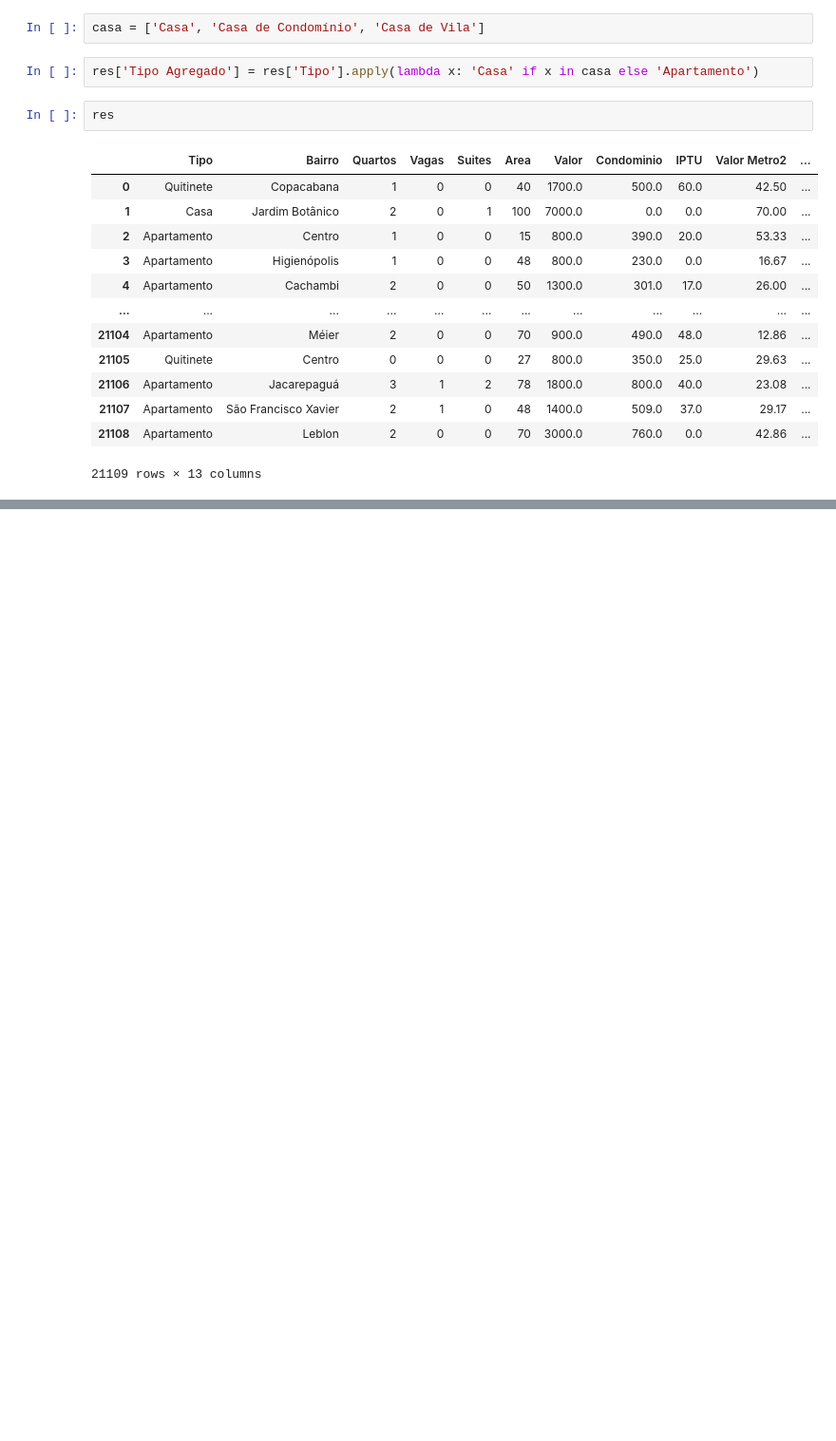
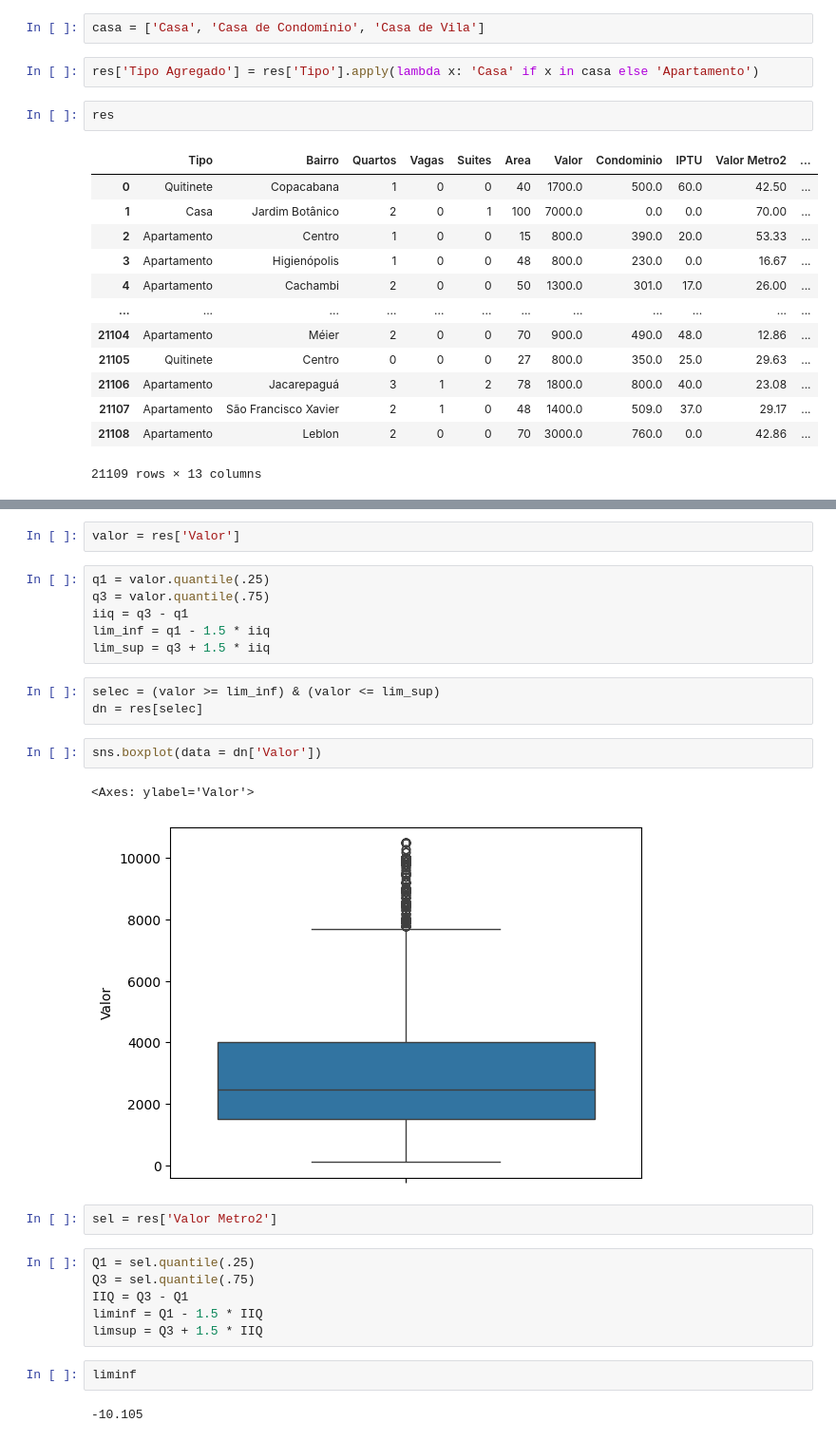
Before and after one commit to PNGFaria/Python-Pandas-tratando-e-analisando-dados, a Jupyter notebook: aluguel.ipynb, the cells around one changed output, grey strips where cells are left out. Shown at 95% size. Saved outputs shown, nothing was run; the diff lists cells and outputs as text; blank space fills up the shorter version.

```diff
--- a/aluguel.ipynb
+++ b/aluguel.ipynb
@@ -475,0 +586,28 @@ res
+# %%
+valor = res['Valor']
+# %%
+q1 = valor.quantile(.25)
+q3 = valor.quantile(.75)
+iiq = q3 - q1
+lim_inf = q1 - 1.5 * iiq
+lim_sup = q3 + 1.5 * iiq
+# %%
+selec = (valor >= lim_inf) & (valor <= lim_sup)
+dn = res[selec]
+# %%
+sns.boxplot(data = dn['Valor'])
+# %% [output]
+<Axes: ylabel='Valor'>
+[figure, added]
+# %%
+sel = res['Valor Metro2']
+# %%
+Q1 = sel.quantile(.25)
+Q3 = sel.quantile(.75)
+IIQ = Q3 - Q1
+liminf = Q1 - 1.5 * IIQ
+limsup = Q3 + 1.5 * IIQ
+# %%
+liminf
+# %% [output]
+-10.105
```
Also changed, not shown: parts of 16 cells of this notebook.
